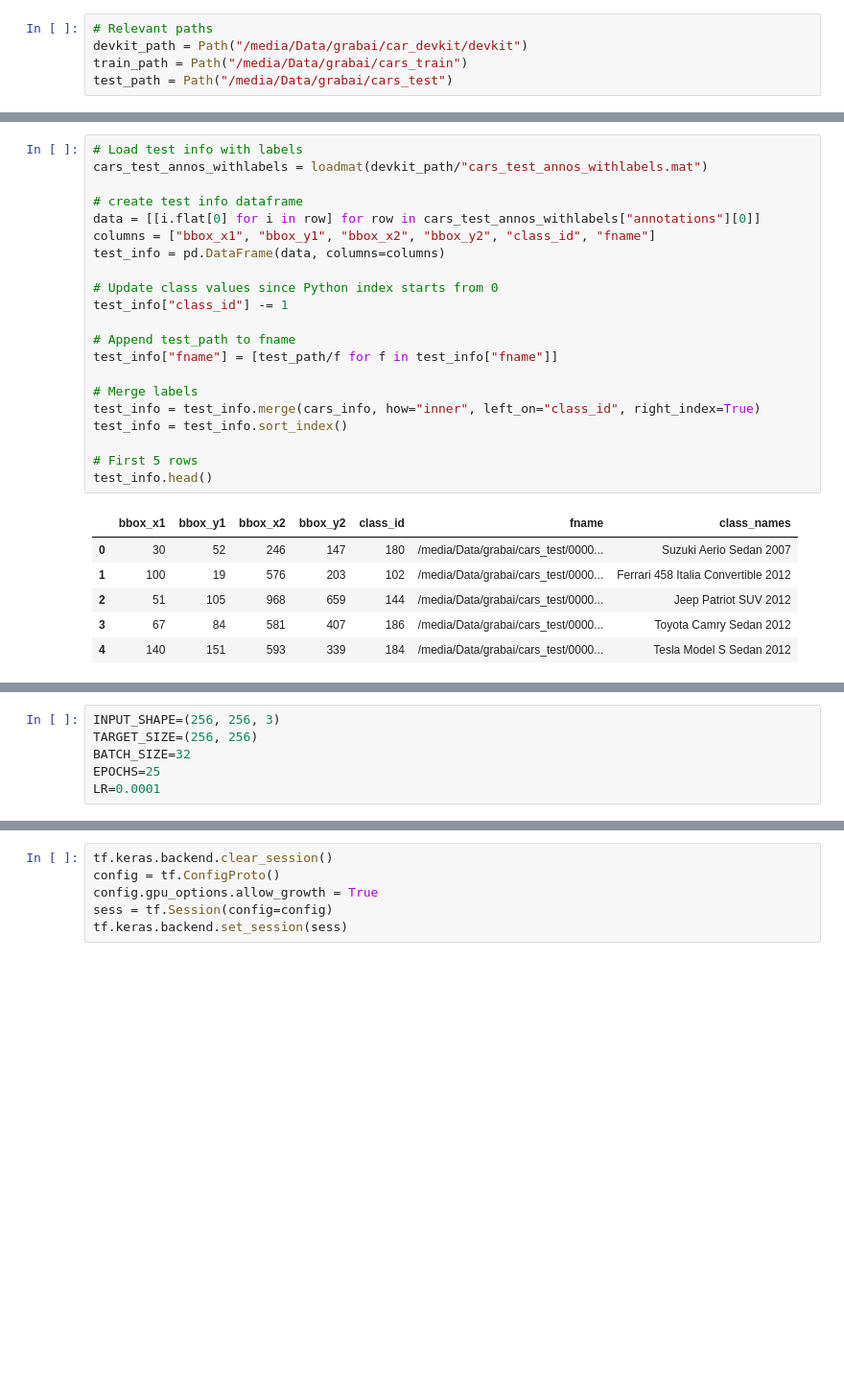
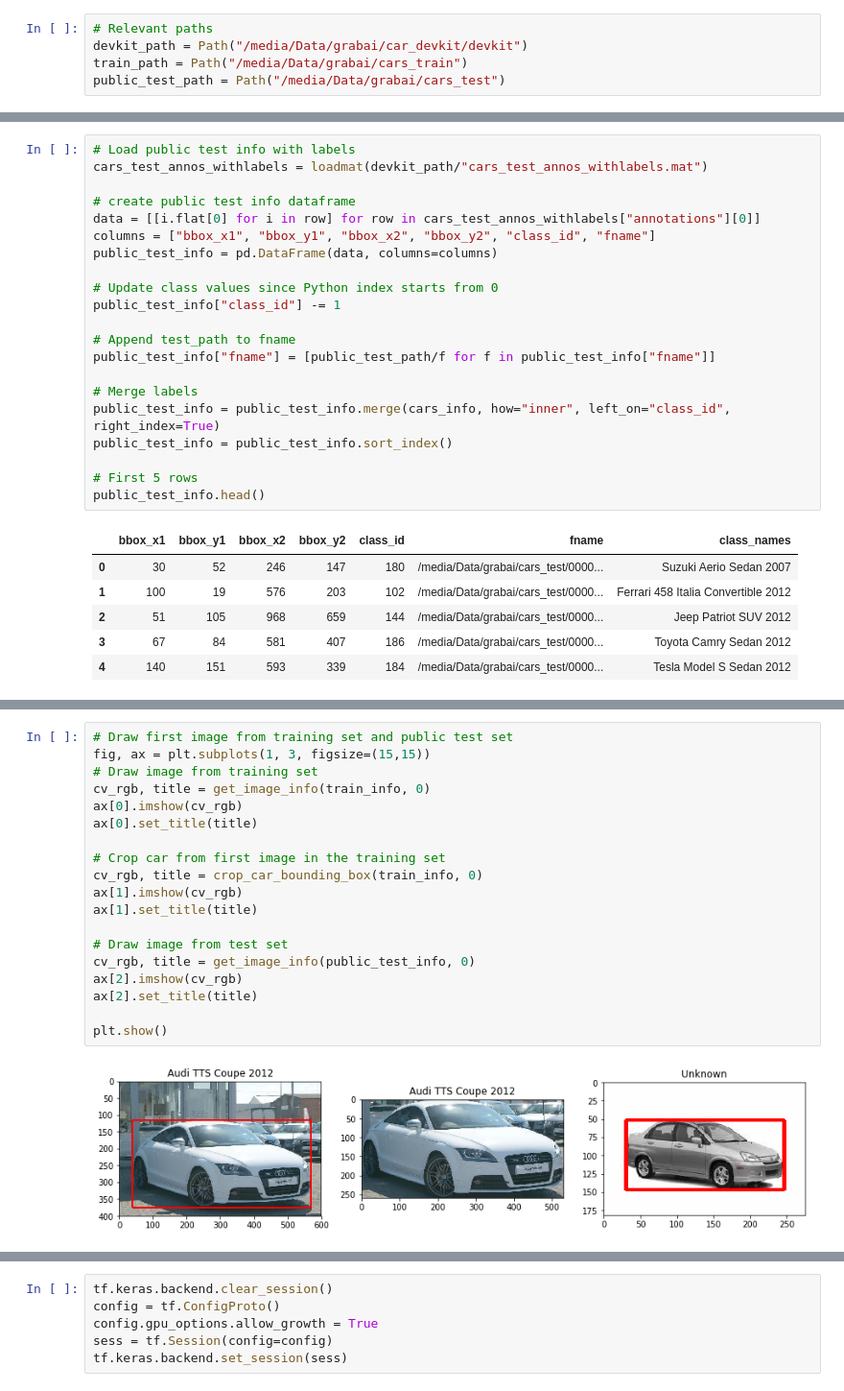
Before and after one commit to leovantoji/grabai_challenges, a Jupyter notebook: GrabAI_Cars.ipynb, the cells around one changed output, grey strips where cells are left out. Shown at 96% size. Saved outputs shown, nothing was run; the diff lists cells and outputs as text; blank space fills up the shorter version.

```diff
--- a/GrabAI_Cars.ipynb
+++ b/GrabAI_Cars.ipynb
@@ -23,7 +32,7 @@ from tensorflow.keras.optimizers import Adam
 # Relevant paths
 devkit_path = Path("/media/Data/grabai/car_devkit/devkit")
 train_path = Path("/media/Data/grabai/cars_train")
-test_path = Path("/media/Data/grabai/cars_test")
+public_test_path = Path("/media/Data/grabai/cars_test")
 # %%
 # Load labels
 cars_meta = loadmat(devkit_path/"cars_meta.mat")
@@ -69,26 +78,26 @@ train_info.head()
 | 3 | 621 | 393 | 1484 | 1096 | 133 | /media/Data/grabai/cars_train/000... | Hyundai Sonata Hybrid Sedan 2012 |
 | 4 | 14 | 36 | 133 | 99 | 105 | /media/Data/grabai/cars_train/000... | Ford F-450 Super Duty Crew Cab 2012 |
 # %%
-# Load test info with labels
+# Load public test info with labels
 cars_test_annos_withlabels = loadmat(devkit_path/"cars_test_annos_withlabels.mat")
 
-# create test info dataframe
+# create public test info dataframe
 data = [[i.flat[0] for i in row] for row in cars_test_annos_withlabels["annotations"][0]]
 columns = ["bbox_x1", "bbox_y1", "bbox_x2", "bbox_y2", "class_id", "fname"]
-test_info = pd.DataFrame(data, columns=columns)
+public_test_info = pd.DataFrame(data, columns=columns)
 
 # Update class values since Python index starts from 0
-test_info["class_id"] -= 1
+public_test_info["class_id"] -= 1
 
 # Append test_path to fname
-test_info["fname"] = [test_path/f for f in test_info["fname"]]
+public_test_info["fname"] = [public_test_path/f for f in public_test_info["fname"]]
 
 # Merge labels
-test_info = test_info.merge(cars_info, how="inner", left_on="class_id", right_index=True)
-test_info = test_info.sort_index()
+public_test_info = public_test_info.merge(cars_info, how="inner", left_on="class_id", right_index=True)
+public_test_info = public_test_info.sort_index()
 
 # First 5 rows
-test_info.head()
+public_test_info.head()
 # %% [output]
 |  | bbox_x1 | bbox_y1 | bbox_x2 | bbox_y2 | class_id | fname | class_names |
 | 0 | 30 | 52 | 246 | 147 | 180 | /media/Data/grabai/cars_test/0000... | Suzuki Aerio Sedan 2007 |
@@ -143,7 +156,22 @@ plt.show()
-# %%
-INPUT_SHAPE=(256, 256, 3)
-TARGET_SIZE=(256, 256)
-BATCH_SIZE=32
-EPOCHS=25
-LR=0.0001
+# %%
+# Draw first image from training set and public test set
+fig, ax = plt.subplots(1, 3, figsize=(15,15))
+# Draw image from training set
+cv_rgb, title = get_image_info(train_info, 0)
+ax[0].imshow(cv_rgb)
+ax[0].set_title(title)
+
+# Crop car from first image in the training set
+cv_rgb, title = crop_car_bounding_box(train_info, 0)
+ax[1].imshow(cv_rgb)
+ax[1].set_title(title)
+
+# Draw image from test set
+cv_rgb, title = get_image_info(public_test_info, 0)
+ax[2].imshow(cv_rgb)
+ax[2].set_title(title)
+
+plt.show()
+# %% [output]
+[figure, added]
 # %%
```
Also changed, not shown: parts of 35 cells of this notebook.
